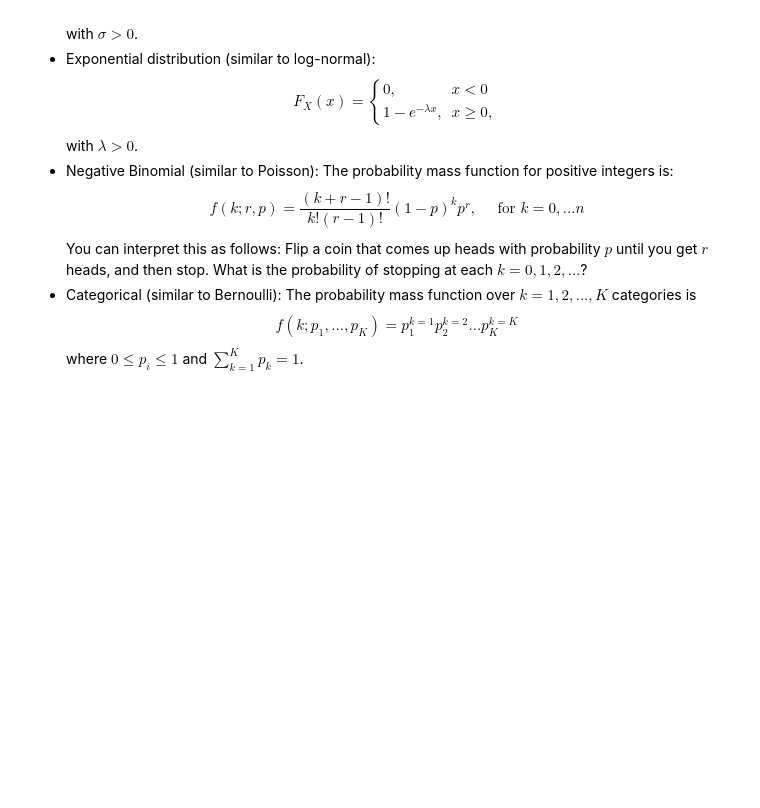
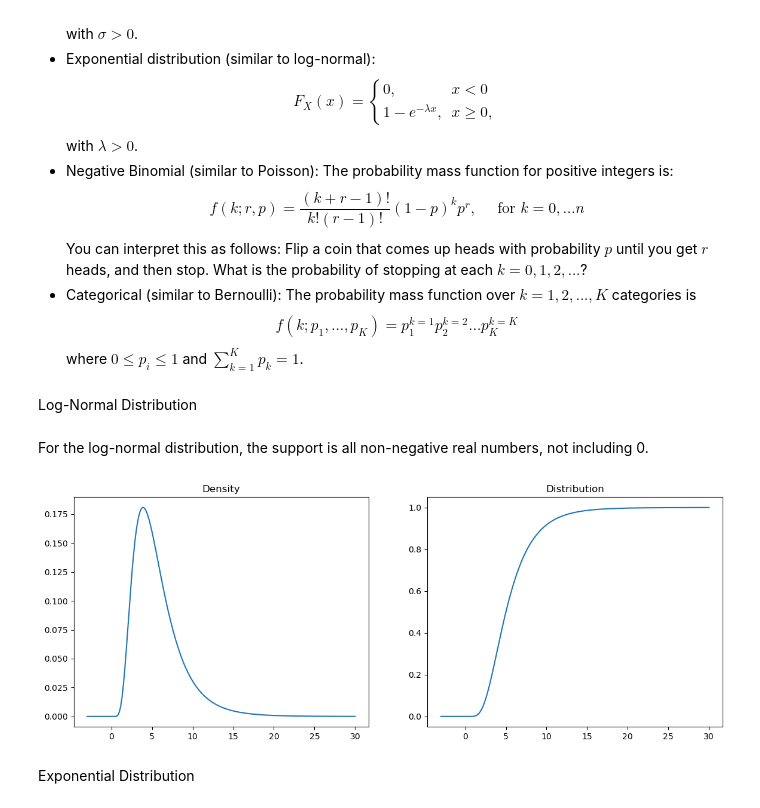
Before and after one commit to yani-iben/understanding_uncertainty_assignment6, a Jupyter notebook: assignment_6.ipynb, the cells around one changed output. Saved outputs shown, nothing was run; the diff lists cells and outputs as text; code cells hidden in the pictures; blank space fills up the shorter version.

```diff
--- a/assignment_6.ipynb
+++ b/assignment_6.ipynb
@@ -188,3 +188,29 @@ $$
 f(k;p_1,...,p_K) = p_1^{k=1}p_2^{k=2}...p_K^{k=K}
 $$
 where $0 \le p_i \le 1$ and $ \sum_{k=1}^K p_k = 1$.
+# %% [markdown]
+Log-Normal Distribution
+# %% [markdown]
+For the log-normal distribution, the support is all non-negative real numbers, not including 0.
+# %%
+import scipy.stats as sp
+
+mu = 5
+sig_sq = 0.5
+
+grid = np.linspace(-3,30,200)
+
+## Plot the density and distribution
+pdf = sp.lognorm.pdf(grid,scale=mu,s=sig_sq)
+cdf = sp.lognorm.cdf(grid,scale=mu,s=sig_sq)
+
+fig, axes = plt.subplots(1,2,figsize=(14,5))
+sns.lineplot(x=grid,y=pdf,ax=axes[0])
+axes[0].set_title('Density')
+sns.lineplot(x=grid,y=cdf,ax=axes[1])
+axes[1].set_title('Distribution')
+plt.show()
+# %% [output]
+[figure, added]
+# %% [markdown]
+Exponential Distribution
```
Also changed, not shown: parts of 3 cells of this notebook.
